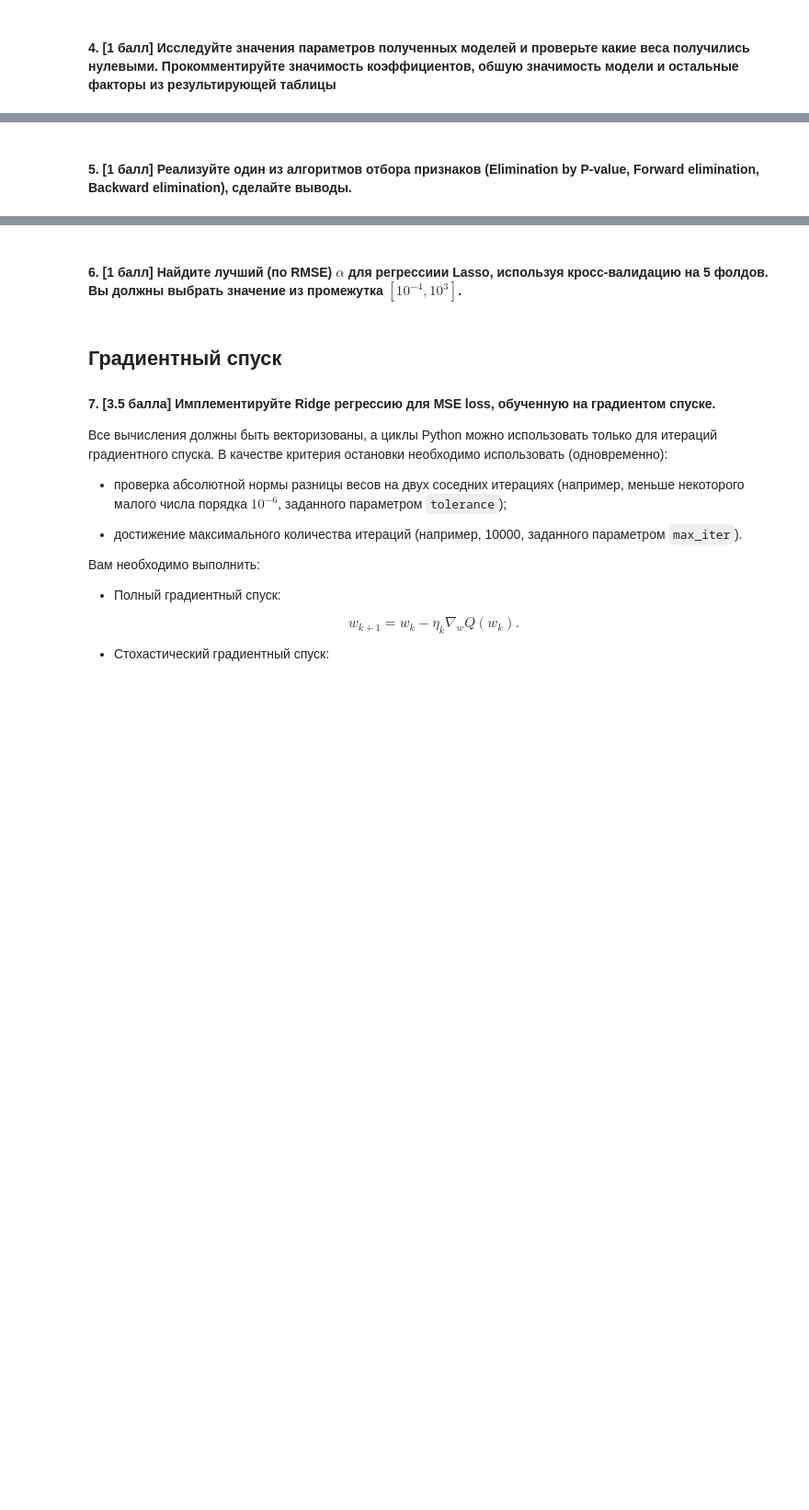
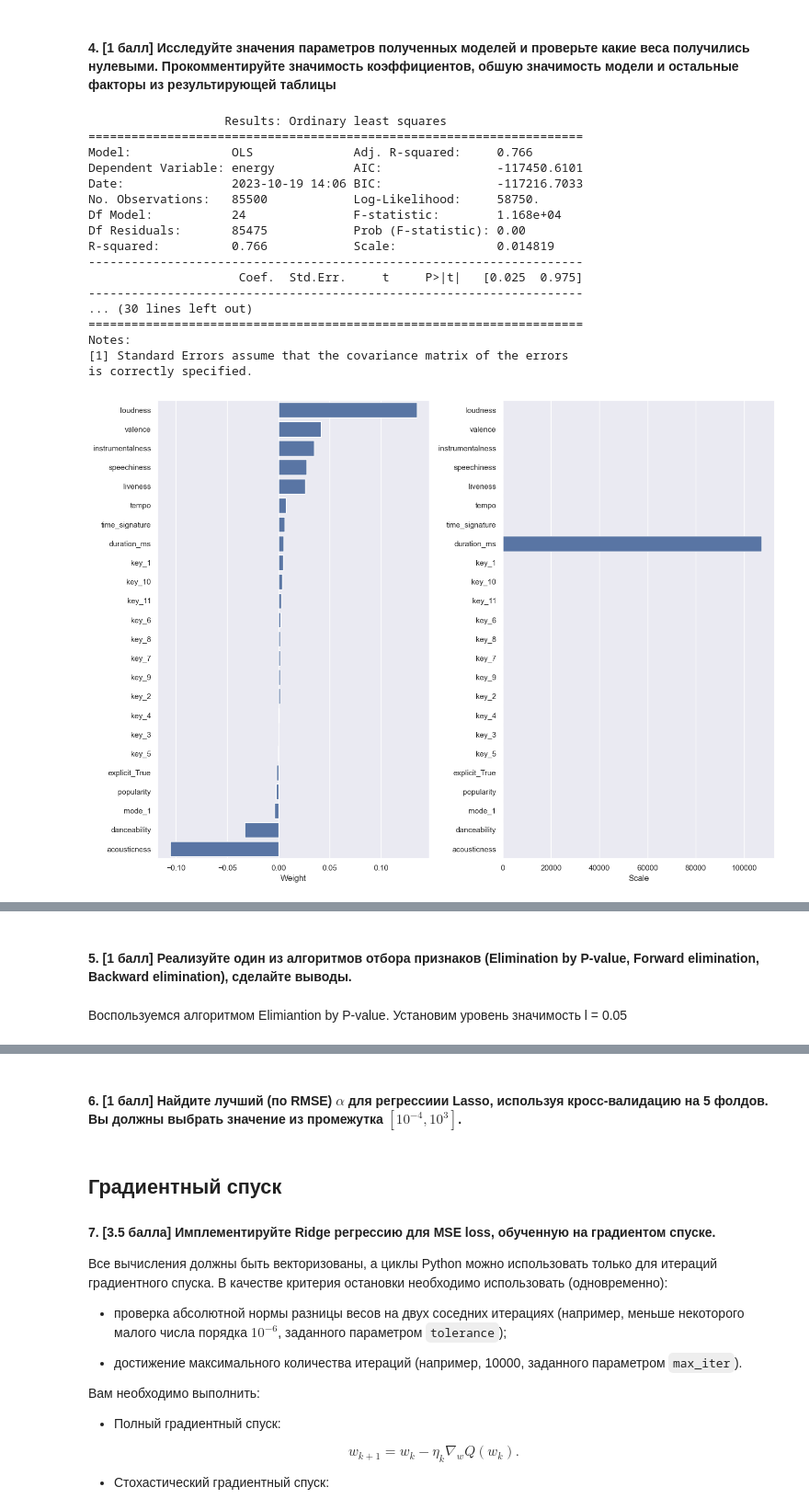
Before and after one commit to Bogdan108/ML, a Jupyter notebook: HW/HW_2/hw2_2023.ipynb, the cells around one changed output, grey strips where cells are left out. Shown at 92% size. Drawn from its saved outputs; the diff is of its cells as text; code cells hidden in the pictures; blank space fills up the shorter version.

```diff
--- a/HW/HW_2/hw2_2023.ipynb
+++ b/HW/HW_2/hw2_2023.ipynb
@@ -77,0 +110,3 @@ columns = X.columns
+# %%
+cat_large = ['artists', 'album_name', 'track_name','track_genre']
+X_new = X.drop(cat_large, axis=1)
@@ -77,0 +115,4 @@ columns = X.columns
+# %%
+cat = ['key', 'mode', 'explicit']
+X_cat = pd.get_dummies(X_new, columns=cat, drop_first=True)
+X_cat.head()
@@ -83,3 +129,5 @@ columns = X.columns
+# %%
+X_train, X_test, y_train, y_test = train_test_split(X_new.drop(cat, axis= 1), y, test_size=0.25, random_state=7)
 # %% [markdown]
 #### 2. [0.75 балла] Обучите модели на train'е, исключив категориальные признаки, используя библиотеку StatsModels и примените ее к test'у; используйте $RMSE$ и $R ^ 2$ в качестве метрики качества. Попробуйте также применить реализации линейной регрессии из sklearn:
 
@@ -104,0 +300,37 @@ columns = X.columns
+# %%
+def show_weights(features, weights, scales):
+    fig, axs = plt.subplots(figsize=(14, 10), ncols=2)
+    sorted_weights = sorted(zip(weights, features, scales), reverse=True)
+    weights = [x[0] for x in sorted_weights]
+    features = [x[1] for x in sorted_weights]
+    scales = [x[2] for x in sorted_weights]
+    sns.barplot(y=features, x=weights, ax=axs[0])
+    axs[0].set_xlabel("Weight")
+    sns.barplot(y=features, x=scales, ax=axs[1])
+    axs[1].set_xlabel("Scale")
+    plt.tight_layout()
+
+print(results.summary2(xname=X_train_const.columns))
+show_weights(X_train.columns, lin_model.coef_, X_train.std())
+show_weights(X_train.columns, ridge_model.coef_, X_train.std())
+show_weights(X_train.columns, lasso_model.coef_, X_train.std())
+show_weights(X_train.columns, elastic_model.coef_, X_train.std())
+# %% [output]
+                   Results: Ordinary least squares
+=====================================================================
+Model:              OLS              Adj. R-squared:     0.766
+Dependent Variable: energy           AIC:                -117450.6101
+Date:               2023-10-19 14:06 BIC:                -117216.7033
+No. Observations:   85500            Log-Likelihood:     58750.
+Df Model:           24               F-statistic:        1.168e+04
+Df Residuals:       85475            Prob (F-statistic): 0.00
+R-squared:          0.766            Scale:              0.014819
+---------------------------------------------------------------------
+                     Coef.  Std.Err.     t     P>|t|   [0.025  0.975]
+---------------------------------------------------------------------
+... (30 lines left out)
+=====================================================================
+Notes:
+[1] Standard Errors assume that the covariance matrix of the errors
+is correctly specified.
+[figure, added]
@@ -109,0 +342,2 @@ columns = X.columns
+# %% [markdown]
+Воспользуемся алгоритмом Elimiantion by P-value. Установим уровень значимость l = 0.05
```
Also changed, not shown: parts of 23 cells of this notebook, 4 other files.
